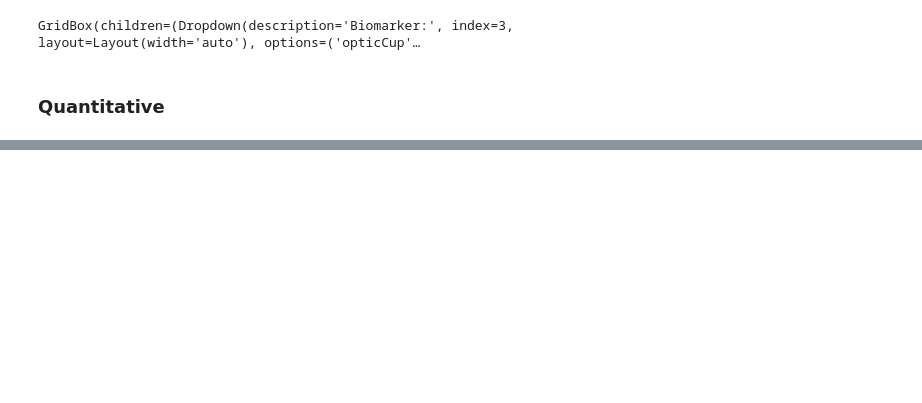
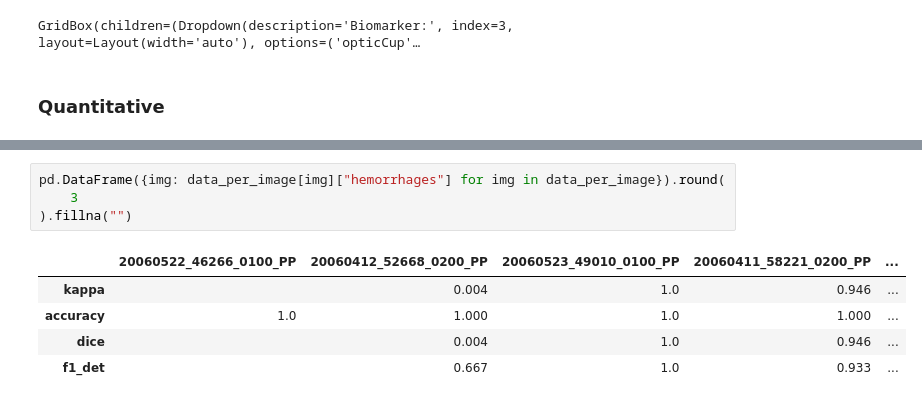
Before and after one commit to LIV4D/MAPLES-DR, a Jupyter notebook: examples/variability_study/intervariability_study.ipynb, the cells around one changed output, grey strips where cells are left out. Saved outputs shown, nothing was run; the diff lists cells and outputs as text; blank space fills up the shorter version.

```diff
--- a/examples/variability_study/intervariability_study.ipynb
+++ b/examples/variability_study/intervariability_study.ipynb
@@ -216,0 +524,10 @@ for s in maples_dataset:
+# %%
+pd.DataFrame({img: data_per_image[img]["hemorrhages"] for img in data_per_image}).round(
+    3
+).fillna("")
+# %% [output]
+|  | 20060522_46266_0100_PP | 20060412_52668_0200_PP | 20060523_49010_0100_PP | 20060411_58221_0200_PP | ... |
+| kappa |  | 0.004 | 1.0 | 0.946 | ... |
+| accuracy | 1.0 | 1.000 | 1.0 | 1.000 | ... |
+| dice |  | 0.004 | 1.0 | 0.946 | ... |
+| f1_det |  | 0.667 | 1.0 | 0.933 | ... |
```
Also changed, not shown: parts of 26 cells of this notebook, 2 other files.
